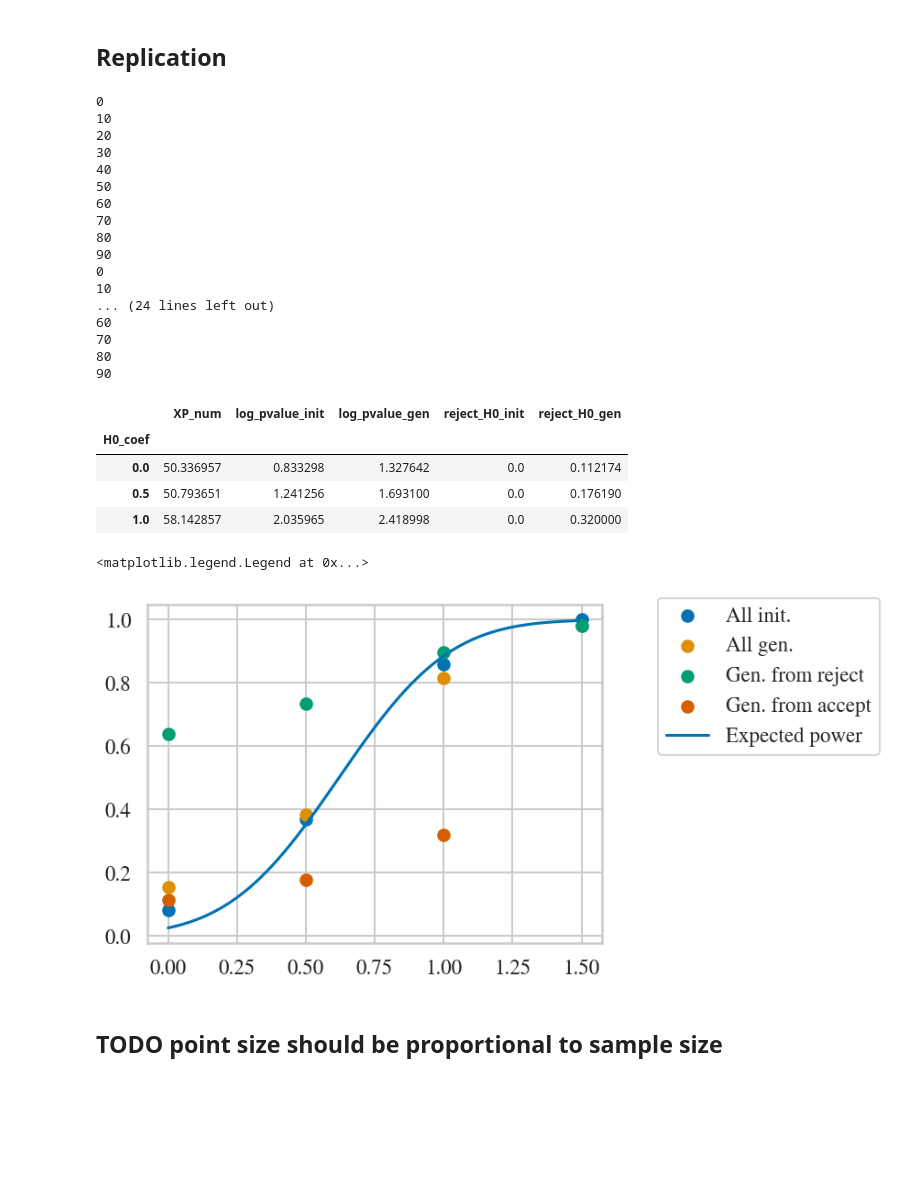
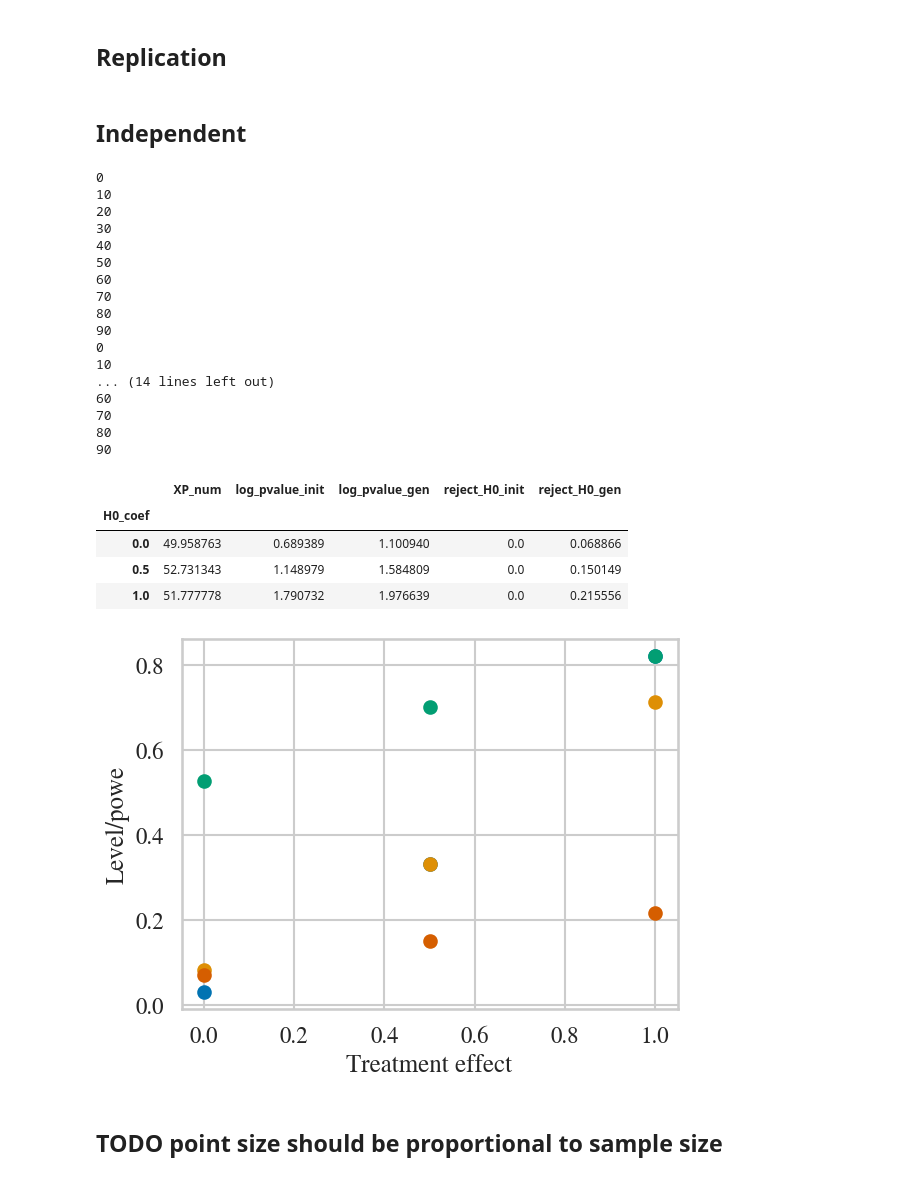
Before and after one commit to aguilloux/HI-VAE_Pytorch, a Jupyter notebook: simulation.ipynb, the cells around one changed output. Saved outputs shown, nothing was run; the diff lists cells and outputs as text; code cells hidden in the pictures; blank space fills up the shorter version.

```diff
--- a/simulation.ipynb
+++ b/simulation.ipynb
@@ -237,10 +220,12 @@ intervals
 # %% [markdown]
 ## Replication
 # %%
-n_generated_sample = 50
+n_generated_dataset = 50
 dataset_name = "Simulations"
 # %%
 alphas = np.arange(0,1.5,0.5)
+# %% [markdown]
+## Independent
 # %%
 M = 100
 log_p_value = []
@@ -252,7 +237,7 @@ for t in alphas:
     for m in np.arange(M):
         if m % 10 == 0:
             print(m)
-        control, treated = simulation(beta_features, treatment_effect , n_samples, data_types_create=False)
+        control, treated = simulation(beta_features, treatment_effect , n_samples,surv_type = "surv_weibull", data_types_create=False)
 
         control = control.drop(columns='treatment')
         treated = treated.drop(columns='treatment')
@@ -290,9 +275,9 @@ for t in alphas:
         data_init_treated = data_processing.discrete_variables_transformation(data_init_treated_encoded, feat_types_dict)
 
         data_gen_control = surv_hivae.run((data_init_control_encoded, intervals), miss_mask_control,
-                                      true_miss_mask_control, feat_types_file_control, feat_types_dict, n_generated_sample,verbose=False)
+                                      true_miss_mask_control, feat_types_file_control, feat_types_dict, n_generated_dataset,verbose=False)
 
-        for i in range(n_generated_sample):
+        for i in range(n_generated_dataset):
             df_gen_control = pd.DataFrame(data_gen_control[i].numpy(), columns=fnames)
             df_gen_control['treatment'] = 0
             log_p_value.append(p_value_init)
@@ -313,7 +298,7 @@ for t in alphas:
 90
 0
 10
-... (24 lines left out)
+... (14 lines left out)
 60
 70
 80
@@ -336,23 +321,24 @@ results[results["reject_H0_init"] ==  False].groupby(["H0_coef"]).mean()
 # %% [output]
 |  | XP_num | log_pvalue_init | log_pvalue_gen | reject_H0_init | reject_H0_gen |
 | H0_coef |  |  |  |  |  |
-| 0.0 | 50.336957 | 0.833298 | 1.327642 | 0.0 | 0.112174 |
-| 0.5 | 50.793651 | 1.241256 | 1.693100 | 0.0 | 0.176190 |
-| 1.0 | 58.142857 | 2.035965 | 2.418998 | 0.0 | 0.320000 |
+| 0.0 | 49.958763 | 0.689389 | 1.100940 | 0.0 | 0.068866 |
+| 0.5 | 52.731343 | 1.148979 | 1.584809 | 0.0 | 0.150149 |
+| 1.0 | 51.777778 | 1.790732 | 1.976639 | 0.0 | 0.215556 |
 # %%
 puiss_init = results.groupby("H0_coef").mean()["reject_H0_init"].to_numpy()
 puiss_gen = results.groupby("H0_coef").mean()["reject_H0_gen"].to_numpy()
 puiss_among_reject = results[results["reject_H0_init"] ==  True].groupby(["H0_coef"]).mean()["reject_H0_gen"].to_numpy()
 puiss_among_accept = results[results["reject_H0_init"] ==  False].groupby(["H0_coef"]).mean()["reject_H0_gen"].to_numpy()
-puiss_among_accept = np.append(puiss_among_accept, np.nan)
+#puiss_among_accept = np.append(puiss_among_accept, np.nan)
 plt.scatter(alphas,puiss_init,label = "All init.")
 plt.scatter(alphas,puiss_gen,label = "All gen.")
 plt.scatter(alphas,puiss_among_reject,label = "Gen. from reject")
 plt.scatter(alphas,puiss_among_accept,label = "Gen. from accept")
-plt.plot(np.arange(0,1.5,0.01),expected_power,label = "Expected level/power")
-plt.legend(bbox_to_anchor=(1.1, 1.05))
+#plt.plot(alphas,expected_power,label = "Expected level/power")
+plt.xlabel("Treatment effect")
+plt.ylabel("Level/powe")
+plt.savefig("./dataset/" + dataset_name + "/results_independent_n_samples_" + str(n_samples) + "n_features_bytype_" + str(n_features_bytype) + ".jpeg")
 # %% [output]
-<matplotlib.legend.Legend at 0x...>
-[figure, old version]
+[figure, new version]
 # %% [markdown]
 ## TODO point size should be proportional to sample size
```
Also changed, not shown: parts of 18 cells of this notebook.
